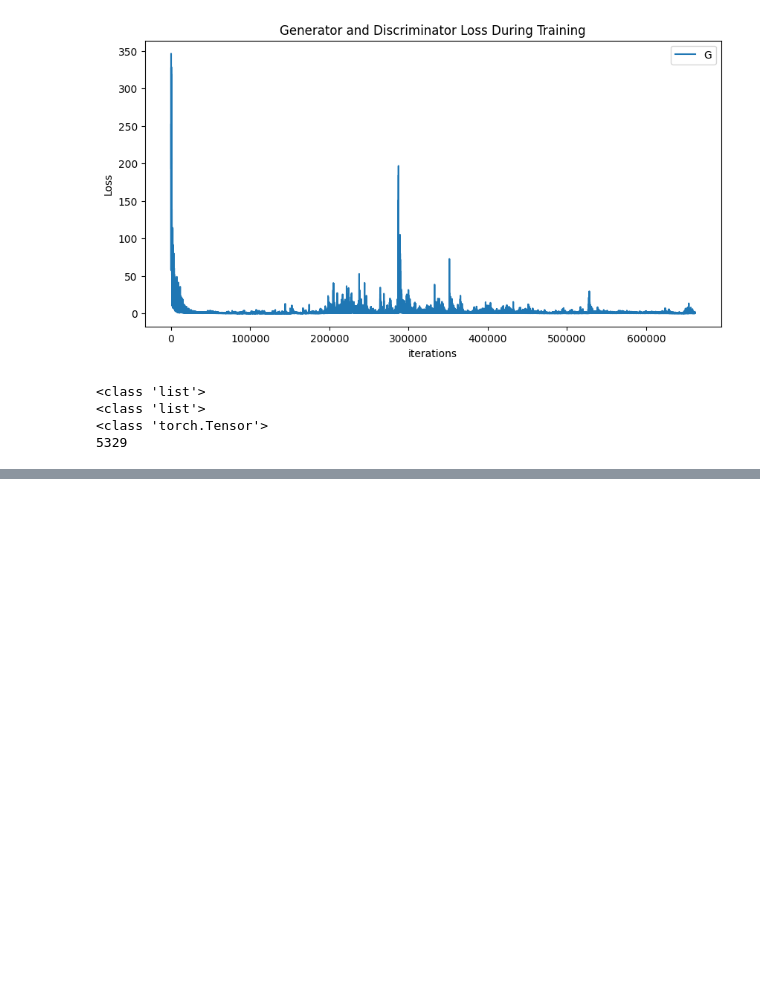
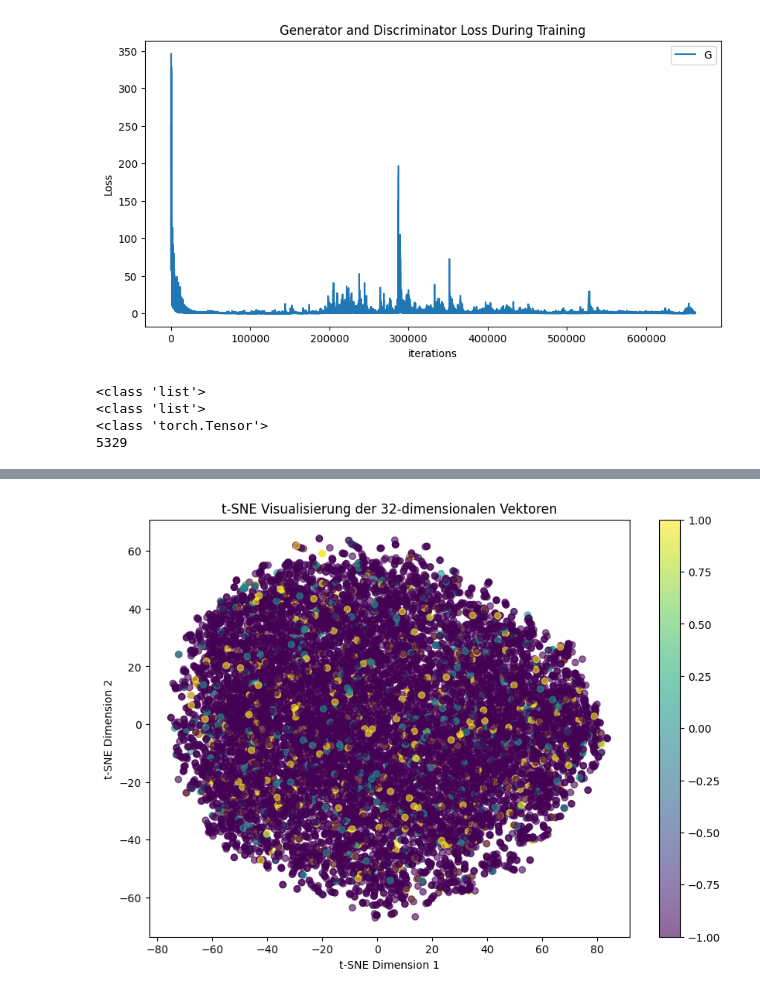
Before and after one commit to tnitzl/SiameseOD, a Jupyter notebook: Siamese.ipynb, the cells around one changed output, grey strips where cells are left out. Saved outputs shown, nothing was run; the diff lists cells and outputs as text; code cells hidden in the pictures; blank space fills up the shorter version.

```diff
--- a/Siamese.ipynb
+++ b/Siamese.ipynb
@@ -635,0 +832,16 @@ print(classifier_network)
+# %%
+latend_space_epoch = []
+
+for i, (latend_spaces, labels) in enumerate(list_latend_space):
+    embeded = np.array(latend_spaces[0])  # First Embeded Tensor für jede Epoche
+    embeded_labels = np.array([labels[0]])  # First Label für jede Epoche
+
+    if len(latend_spaces) != len(labels):  # Überprüfen, ob die Länge von Labels und Epoch ähnlich ist
+        print("Fehler")
+        break
+
+    for j in range(1, len(latend_spaces)):  # Iteriere über alle Training-Iterationen pro Epoche
+        embeded = np.vstack((embeded, np.array(latend_spaces[j])))
+        embeded_labels = np.hstack((embeded_labels, np.array([labels[j]])))
+
+    latend_space_epoch.append((embeded, embeded_labels))  # Schreibe die kombinierten Embededs und Labels pro Epoche ins Array
@@ -635,0 +906,20 @@ print(classifier_network)
+# %%
+embeded = latend_space_epoch[0][0]
+embeded_label = latend_space_epoch[0][1]
+
+tnse = TSNE(n_components=2, random_state=42)
+
+features_2d = tnse.fit_transform(embeded)
+
+tnse = TSNE(n_components=2, random_state=42)
+features_2d = tnse.fit_transform(embeded)
+
+plt.figure(figsize=(10,7))
+scatter = plt.scatter(features_2d[:, 0], features_2d[:, 1], c=embeded_label, cmap='viridis', alpha=0.6)
+plt.colorbar(scatter)
+plt.title('t-SNE Visualisierung der 32-dimensionalen Vektoren')
+plt.xlabel('t-SNE Dimension 1')
+plt.ylabel('t-SNE Dimension 2')
+plt.show()
+# %% [output]
+[figure, added]
```
Also changed, not shown: parts of 26 cells of this notebook, 3 other files.
